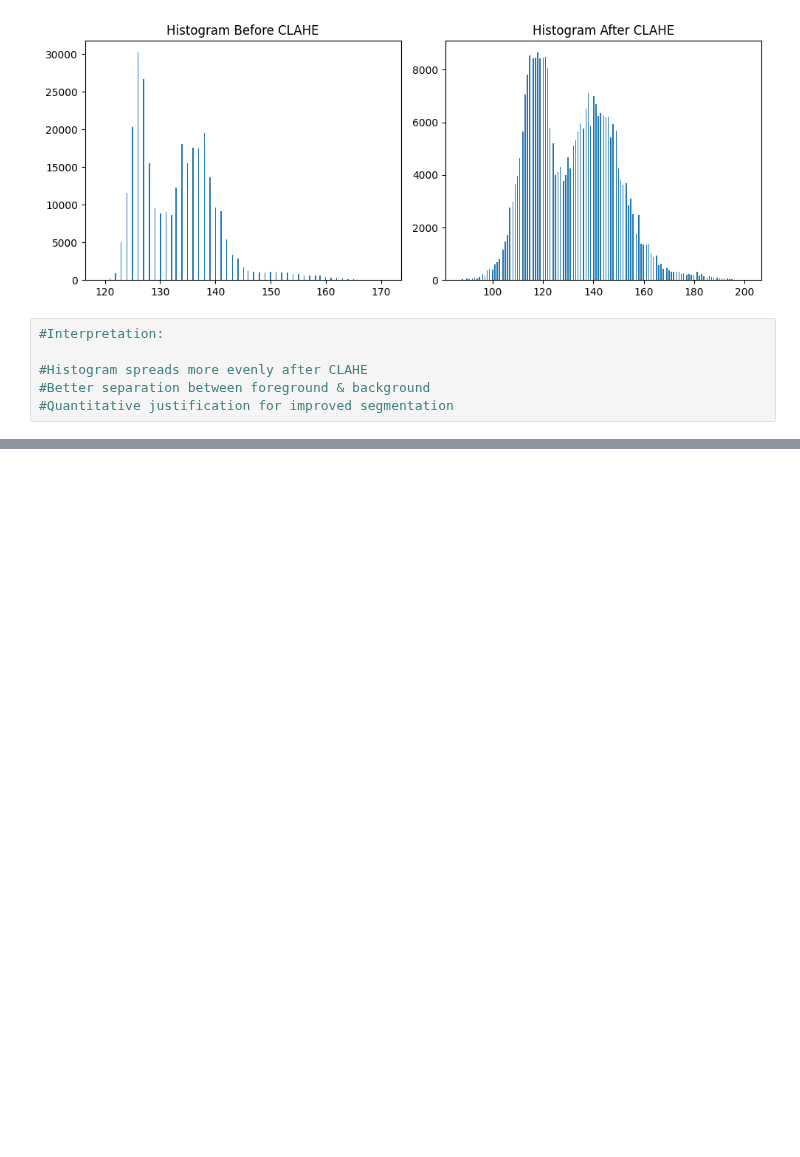
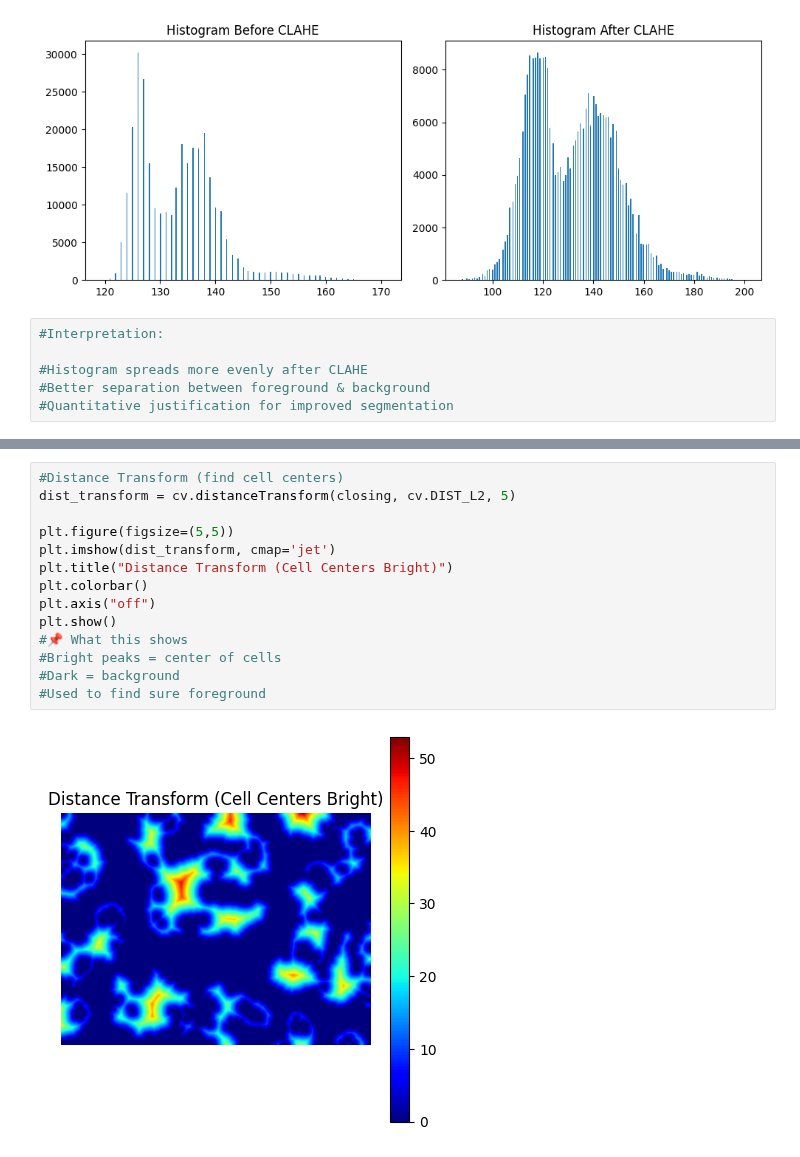
Before and after one commit to tithishah21/malaria-image-segmentation, a Jupyter notebook: Microscopic_Counting_and_Classification.ipynb, the cells around one changed output, grey strips where cells are left out. Saved outputs shown, nothing was run; the diff lists cells and outputs as text; blank space fills up the shorter version.

Commit message:
single cell research - completed

```diff
--- a/Microscopic_Counting_and_Classification.ipynb
+++ b/Microscopic_Counting_and_Classification.ipynb
@@ -264,0 +336,16 @@ plt.show()
+# %%
+#Distance Transform (find cell centers)
+dist_transform = cv.distanceTransform(closing, cv.DIST_L2, 5)
+
+plt.figure(figsize=(5,5))
+plt.imshow(dist_transform, cmap='jet')
+plt.title("Distance Transform (Cell Centers Bright)")
+plt.colorbar()
+plt.axis("off")
+plt.show()
+#📌 What this shows
+#Bright peaks = center of cells
+#Dark = background
+#Used to find sure foreground
+# %% [output]
+[figure, added]
```
Also changed, not shown: parts of 19 cells of this notebook.
